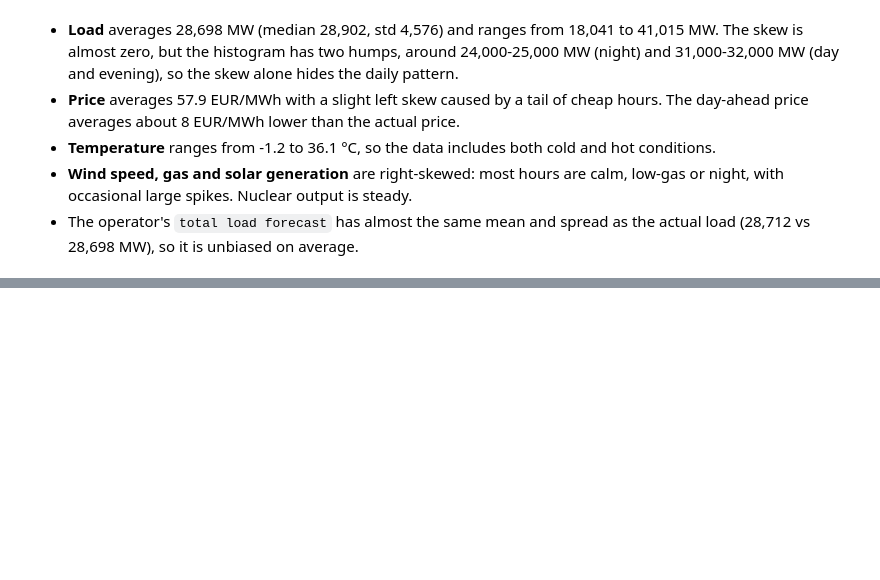
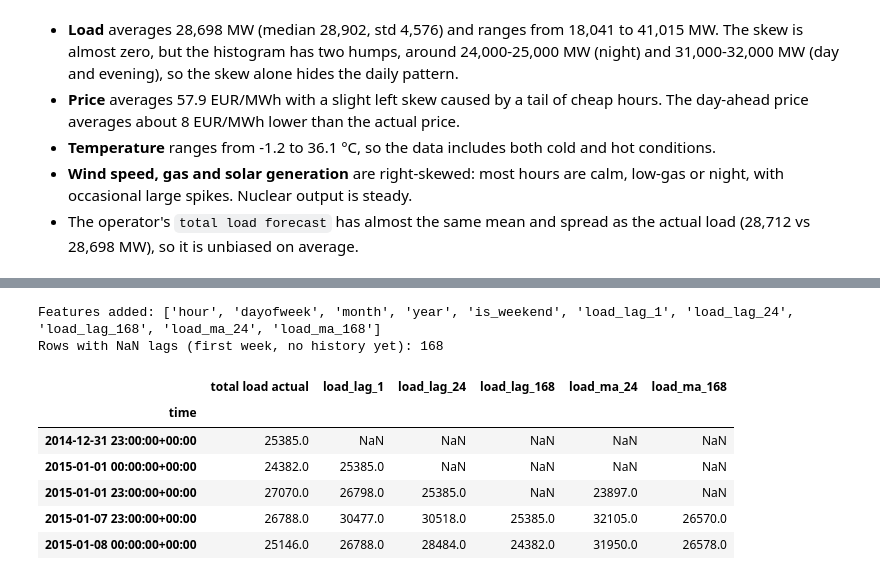
Before and after one commit to Keaane/Energy-demand-time-series-pipeline., a Jupyter notebook: task1_eda/Task1_Preprocessing_EDA.ipynb, the cells around one changed output, grey strips where cells are left out. Cells and saved outputs as stored; diff of their text form; code cells hidden in the pictures; blank space fills up the shorter version.

```diff
--- a/task1_eda/Task1_Preprocessing_EDA.ipynb
+++ b/task1_eda/Task1_Preprocessing_EDA.ipynb
@@ -433,0 +437,17 @@ plt.show()
+# %%
+df = add_lag_features(add_time_features(df_clean))
+new_cols = [c for c in df.columns if c not in df_clean.columns]
+print("Features added:", new_cols)
+print("Rows with NaN lags (first week, no history yet):", int(df["load_lag_168"].isna().sum()))
+display(df[[TARGET, "load_lag_1", "load_lag_24", "load_lag_168", "load_ma_24", "load_ma_168"]].iloc[[0, 1, 24, 168, 169]].round(0))
+DAYS = ["Mon", "Tue", "Wed", "Thu", "Fri", "Sat", "Sun"]
+# %% [output]
+Features added: ['hour', 'dayofweek', 'month', 'year', 'is_weekend', 'load_lag_1', 'load_lag_24', 'load_lag_168', 'load_ma_24', 'load_ma_168']
+Rows with NaN lags (first week, no history yet): 168
+|  | total load actual | load_lag_1 | load_lag_24 | load_lag_168 | load_ma_24 | load_ma_168 |
+| time |  |  |  |  |  |  |
+| 2014-12-31 23:00:00+00:00 | 25385.0 | NaN | NaN | NaN | NaN | NaN |
+| 2015-01-01 00:00:00+00:00 | 24382.0 | 25385.0 | NaN | NaN | NaN | NaN |
+| 2015-01-01 23:00:00+00:00 | 27070.0 | 26798.0 | 25385.0 | NaN | 23897.0 | NaN |
+| 2015-01-07 23:00:00+00:00 | 26788.0 | 30477.0 | 30518.0 | 25385.0 | 32105.0 | 26570.0 |
+| 2015-01-08 00:00:00+00:00 | 25146.0 | 26788.0 | 28484.0 | 24382.0 | 31950.0 | 26578.0 |
```
Also changed, not shown: parts of 1 cell of this notebook.
